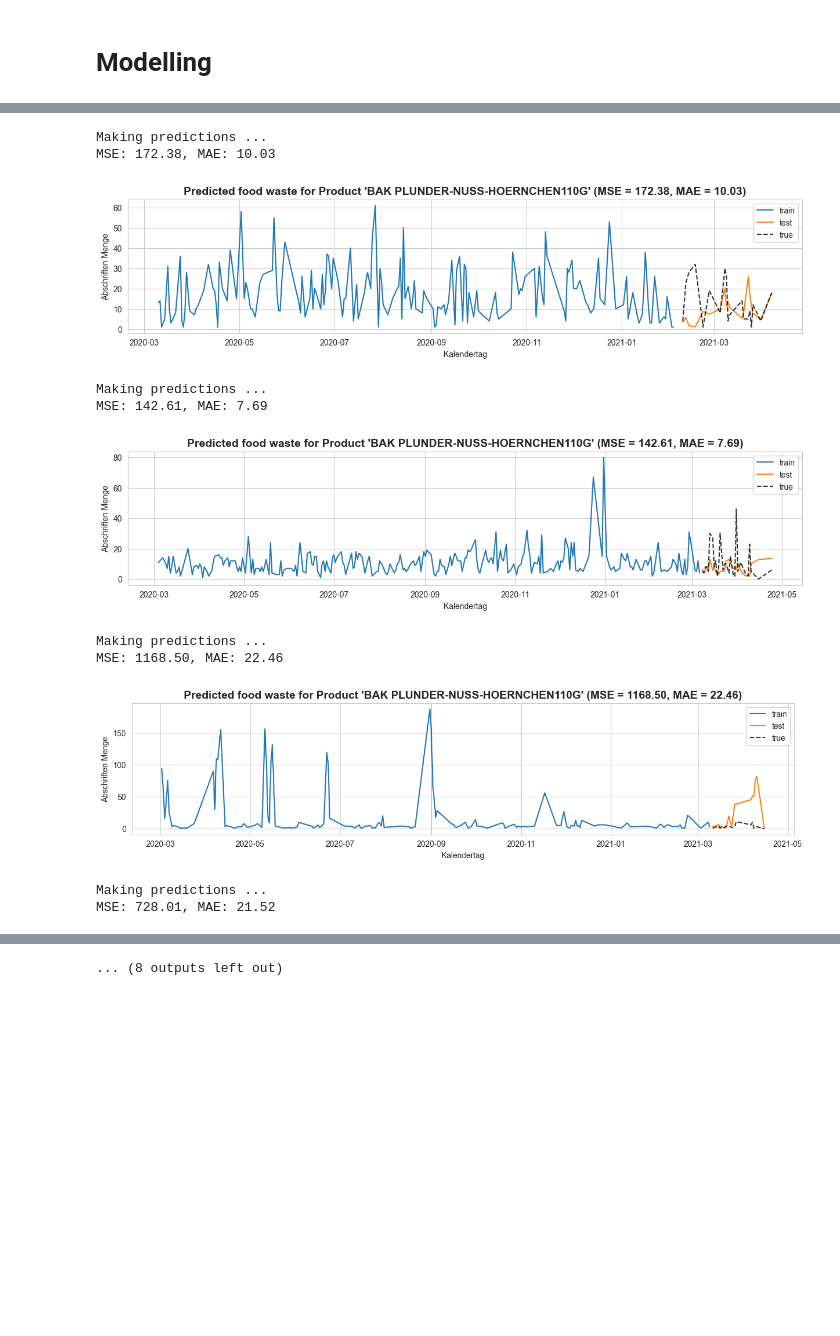
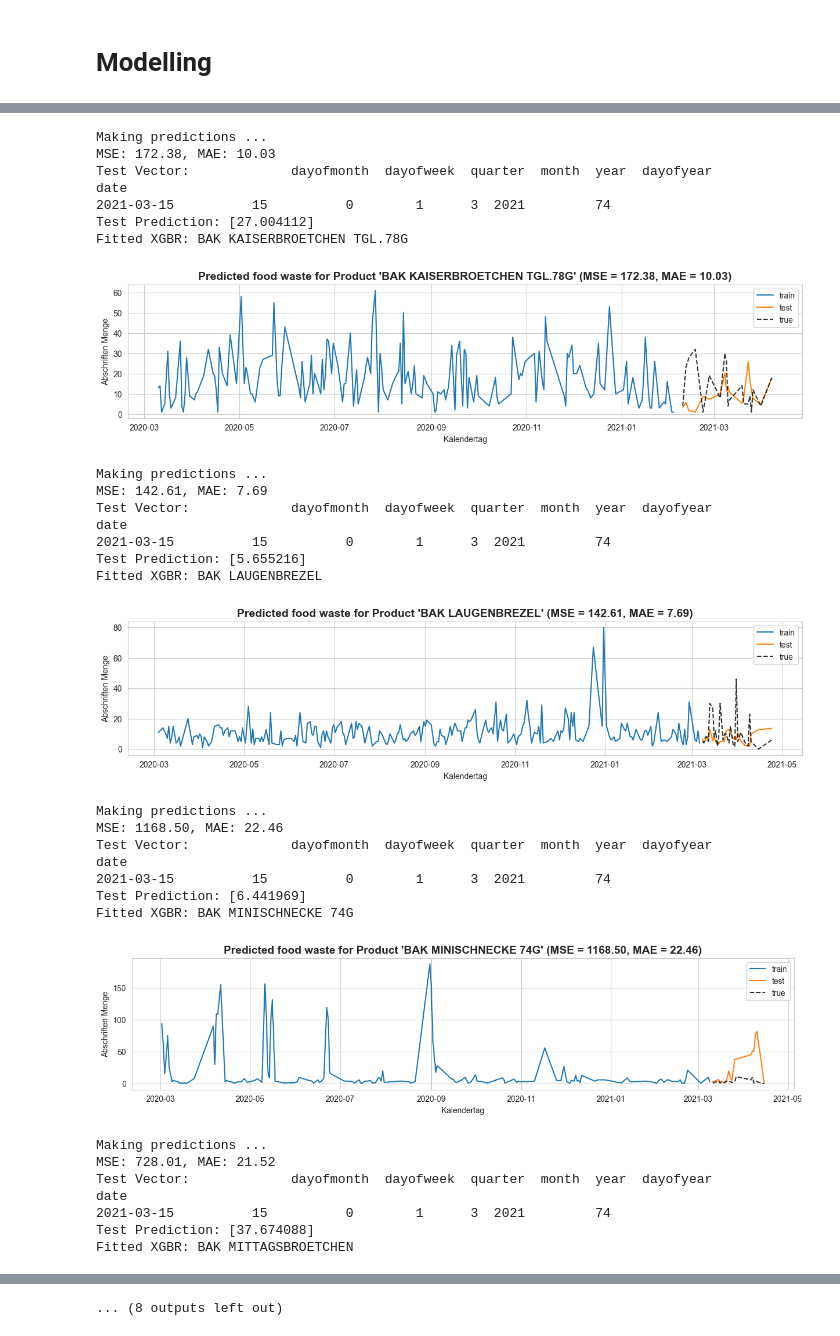
Before and after one commit to negralessio/bfh23-foodwaste, a Jupyter notebook: notebooks/modelling.ipynb, the cells around one changed output, grey strips where cells are left out. Cells and saved outputs as stored; diff of their text form; code cells hidden in the pictures; blank space fills up the shorter version.

```diff
--- a/notebooks/modelling.ipynb
+++ b/notebooks/modelling.ipynb
@@ -48,13 +61,18 @@ df = clean_df(df)
 # EDA
 # %%
 def get_top_k_foodwasters(df: pd.DataFrame, k: int = 20) -> pd.Series:
+    """ Gets the top 5 foodwaster based on total sum of wasted units
+
+    :param df: pd.DataFrame -- Master df to analyse
+    :param k: int -- Number of top k items to keep
+    :return: pd.Series -- Series with Key = Names and Values = Sum of total wasted units
+    """
     return df[["Artikelbeschreibung", "Abschriften Menge"]].groupby("Artikelbeschreibung").sum().sort_values(by="Abschriften Menge", ascending=False)[:k]
 
 ### SPECIFY NUMBER OF TOP K FOOD WASTER ###
-K: int = 10
-
+TOP_K_FOODWASTERS: int = 10
 # Get top k foodwasters with key (Artikelbeschreibung) and as value the sum of 'Abschriften Menge'
-top_k_foodwasters: pd.Series = get_top_k_foodwasters(df, k=K)
+top_k_foodwasters: pd.Series = get_top_k_foodwasters(df, k=TOP_K_FOODWASTERS)
 # Get list of Artikelbeschreibung of the top k foodwaster
 top_k_foodwasters_list = list(top_k_foodwasters.index)
 # Get df of the top k foodwasters
@@ -89,12 +107,29 @@ plt.show()
 [figure]
 # %%
 def get_product_df(master_df: pd.DataFrame, id: int) -> pd.DataFrame:
+    """ Gets for the product with input ID specified dataframe for training of the model
+
+    :param master_df: pd.DataFrame -- Master df
+    :param id: int -- Identification of the product (Artikelnummer)
+    :return: pd.DataFrame -- For the product specified dataframe
+    """
     return master_df[master_df.Artikelnummer == id]
 
 def get_name_of_product_by_id(master_df: pd.DataFrame, id: int) -> str:
+    """ Returns the name of the product given the ID
+
+    :param master_df: pd.DataFrame -- Master df
+    :param id: int -- Identification of the product (Artikelnummer)
+    :return: str -- Name of the product specified by ID
+    """
     return master_df[master_df["Artikelnummer"] == id]["Artikelbeschreibung"].values[0]
 
 def visualize_product_df(product_df: pd.DataFrame) -> None:
+    """ Plots line plot of the product df
+
+    :param product_df: pd.DataFrame
+    :return: None
+    """
     # Get name of artikel
     name = product_df["Artikelbeschreibung"].values[0]
     id = product_df["Artikelnummer"].values[0]
@@ -202,11 +288,16 @@ def visualize_predictions(df_concat, test_df, product_name, mse, mae, target: st
 # %%
+# Specifiy arbitrary date for one sample inference
+TEST_DATE = "2021-03-15"
+# Specify number of test samples (last k). Can also be relative, e.g. K = 0.1 or absolute, e.g. K=5
+TEST_SPLIT_SIZE = 0.1
+
 for id in set(top_k_foodwasters_df.Artikelnummer.values):
-    product_name = get_name_of_product_by_id(master_df=df, id=2231234009)
+    product_name = get_name_of_product_by_id(master_df=df, id=id)
     product_df = get_product_df(master_df=df, id=id)
     product_df = prepare_df(product_df)
 
     # Perform train test split on specified dataframe
-    train_df, test_df = train_test_split(product_df, last_k_percent=0.10)
+    train_df, test_df = train_test_split(product_df, last_k_percent=TEST_SPLIT_SIZE)
     train_df = create_time_features(train_df)
     test_df = create_time_features(test_df)
 
@@ -222,7 +313,13 @@ for id in set(top_k_foodwasters_df.Artikelnummer.values):
     # Evaluate
     mse = mean_squared_error(y_true=y_test, y_pred=y_pred)
     mae = mean_absolute_error(y_true=y_test, y_pred=y_pred)
+    mape = mean_absolute_percentage_error(y_true=y_test, y_pred=y_pred)
     print(f"MSE: {mse:.2f}, MAE: {mae:.2f}")
+
+    # Inference Sample Test
+    test_sample = prepare_inference_sample(TEST_DATE)
+    y_pred_sample = reg.predict(test_sample)
+    print(f"Test Vector: {test_sample}\nTest Prediction: {y_pred_sample}\nFitted XGBR: {product_name}")
 
     # Concat results for plotting
     df_concat = concat_data_with_prediction(y_train=y_train, y_pred=y_pred)
@@ -237,11 +344,31 @@ MSE: 491.91, MAE: 18.58
 Making predictions ...
 MSE: 172.38, MAE: 10.03
+Test Vector:             dayofmonth  dayofweek  quarter  month  year  dayofyear
+date
+2021-03-15          15          0        1      3  2021         74
+Test Prediction: [27.004112]
+Fitted XGBR: BAK KAISERBROETCHEN TGL.78G
-[figure, old version]
+[figure, new version]
 Making predictions ...
 MSE: 142.61, MAE: 7.69
+Test Vector:             dayofmonth  dayofweek  quarter  month  year  dayofyear
+date
+2021-03-15          15          0        1      3  2021         74
+Test Prediction: [5.655216]
+Fitted XGBR: BAK LAUGENBREZEL
-[figure, old version]
+[figure, new version]
 Making predictions ...
 MSE: 1168.50, MAE: 22.46
+Test Vector:             dayofmonth  dayofweek  quarter  month  year  dayofyear
+date
+2021-03-15          15          0        1      3  2021         74
+Test Prediction: [6.441969]
+Fitted XGBR: BAK MINISCHNECKE 74G
-[figure, old version]
+[figure, new version]
 Making predictions ...
 MSE: 728.01, MAE: 21.52
+Test Vector:             dayofmonth  dayofweek  quarter  month  year  dayofyear
+date
+2021-03-15          15          0        1      3  2021         74
+Test Prediction: [37.674088]
+Fitted XGBR: BAK MITTAGSBROETCHEN
```
Also changed, not shown: parts of 6 cells of this notebook.
